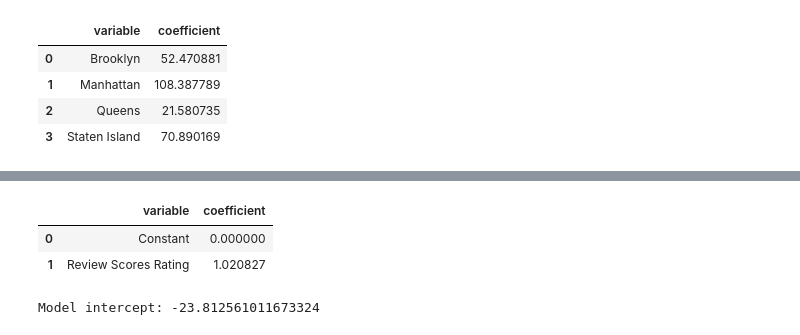
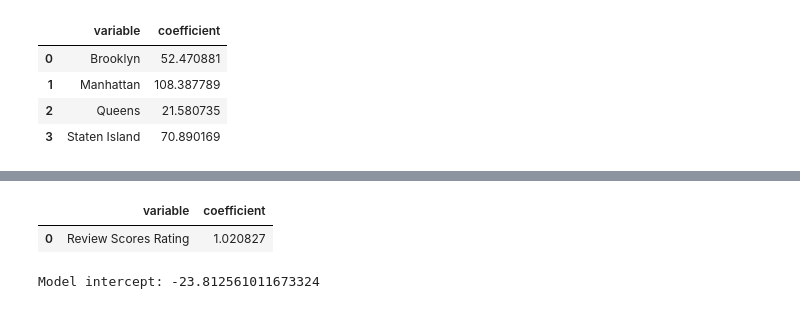
Before and after one commit to AngelikaBaloy/undergrad_ml_assignments, a Jupyter notebook: 03_assignment_linear_models.ipynb, the cells around one changed output, grey strips where cells are left out. Drawn from its saved outputs; the diff is of its cells as text; code cells hidden in the pictures.

```diff
--- a/03_assignment_linear_models.ipynb
+++ b/03_assignment_linear_models.ipynb
@@ -109,17 +103,17 @@ Model intercept: 75.27649769585331
 | 3 | Staten Island | 70.890169 |
 # %%
 # Q3. Regress price on rating and a constant
-constant = pd.Series(np.ones(Q1_clean.shape[0]), name='Constant')
-x = pd.concat([constant, Q1_clean['Review Scores Rating']], axis=1)
+
+x = Q1_clean[['Review Scores Rating']]
 
 y = Q1_clean['Price']
 
-model= LinearRegression()
+model= LinearRegression(fit_intercept=True)
 model= model.fit(x,y)
 
 print(f'Model intercept: {model.intercept_}')
 pd.DataFrame({'variable':model.feature_names_in_, 'coefficient':model.coef_ })
 
 # Interpret slope coefficient: For every 1pt increase in rating, the price, on
-# average, increases by 1.021
+# average, increases by 1.02
 # %% [output]
@@ -127,6 +121,5 @@ Model intercept: 60.87839065712359
 |  | variable | coefficient |
-| 0 | Constant | 0.000000 |
-| 1 | Review Scores Rating | 1.020827 |
+| 0 | Review Scores Rating | 1.020827 |
 # %%
 # Q4: Regress price on review scores rating and neighborhood
 x = pd.concat([Q1_clean['Review Scores Rating'], ohc_nbh], axis=1)
```
Also changed, not shown: parts of 5 cells of this notebook.
